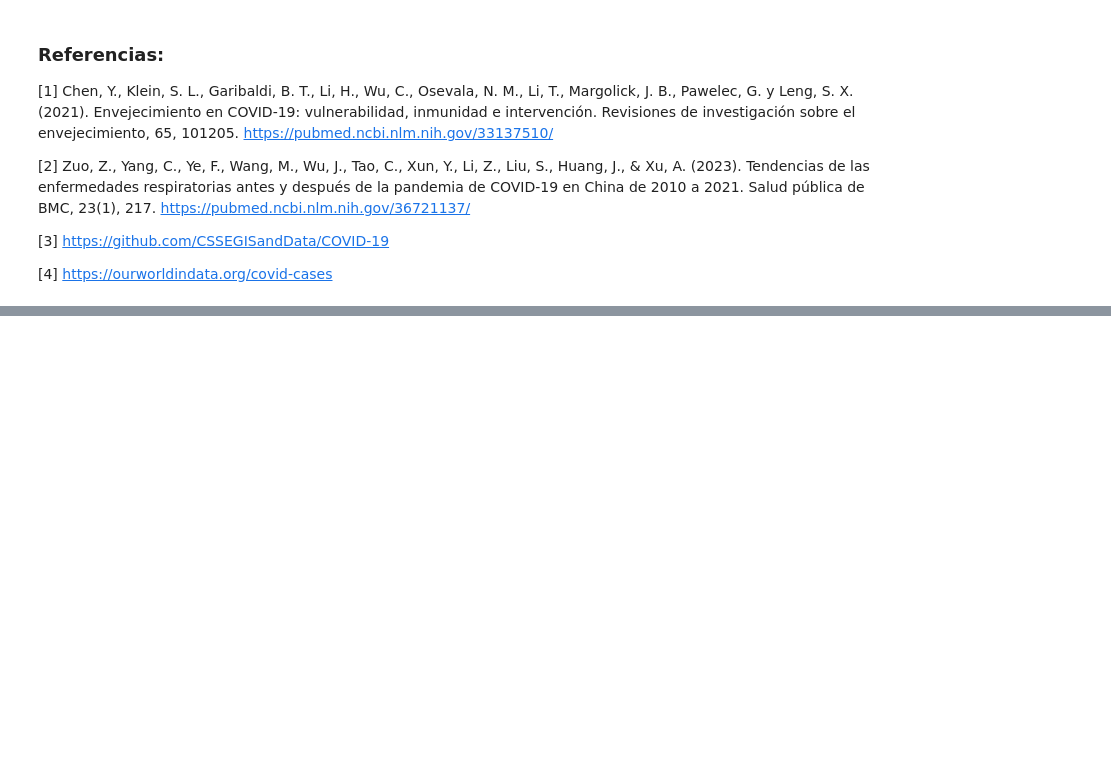
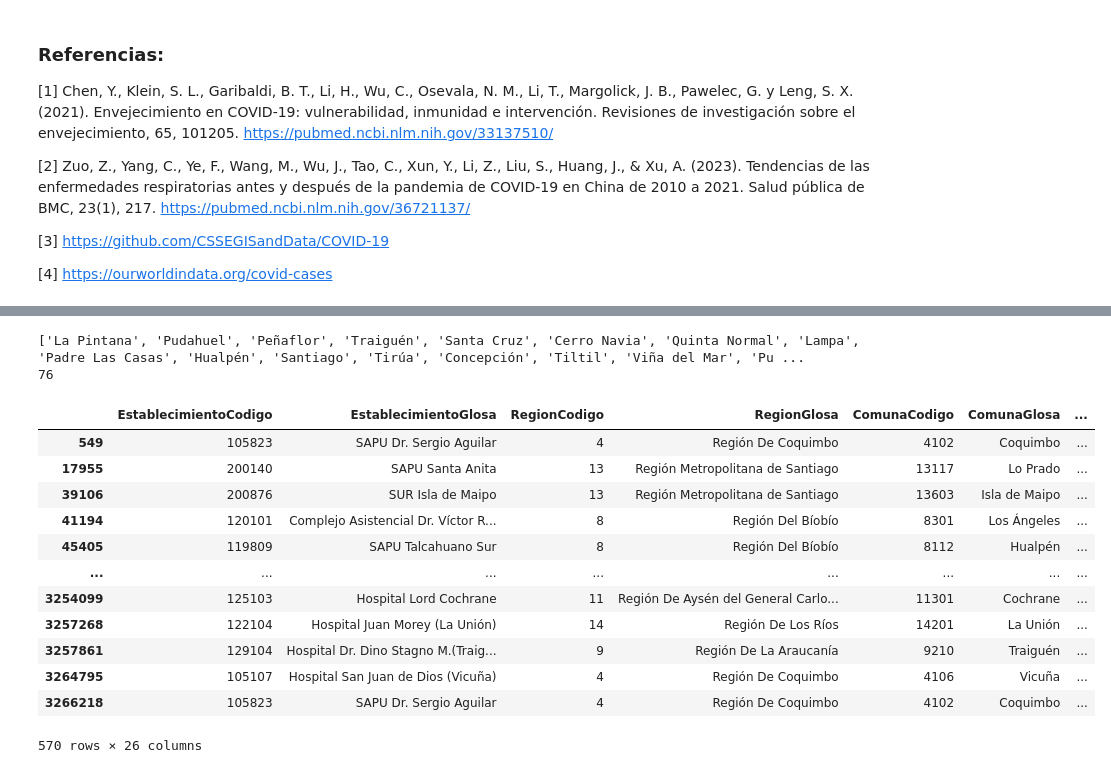
Before and after one commit to JoabVJ/project-imt2200, a Jupyter notebook: Entrega inicial/notebooks/01_EDA_enfermedades_respiratorias.ipynb, the cells around one changed output, grey strips where cells are left out. Drawn from its saved outputs; the diff is of its cells as text; code cells hidden in the pictures; blank space fills up the shorter version.

```diff
--- a/Entrega inicial/notebooks/01_EDA_enfermedades_respiratorias.ipynb
+++ b/Entrega inicial/notebooks/01_EDA_enfermedades_respiratorias.ipynb
@@ -1556,0 +1740,25 @@ Si bien las causas más comunes se mantienen, la pandemia amplió su **impacto e
+# %%
+lista_comunas = (post_pandemia[post_pandemia["ComunaGlosa"].isin(pre_pandemia["ComunaGlosa"])]["ComunaGlosa"].drop_duplicates()).tolist()
+print(lista_comunas)
+print(len(lista_comunas))
+# %% [output]
+['La Pintana', 'Pudahuel', 'Peñaflor', 'Traiguén', 'Santa Cruz', 'Cerro Navia', 'Quinta Normal', 'Lampa', 'Padre Las Casas', 'Hualpén', 'Santiago', 'Tirúa', 'Concepción', 'Tiltil', 'Viña del Mar', 'Pu ...
+76
+# %%
+pre_p_filtro_comunas = pre_pandemia.copy()
+pre_p_filtro_comunas= pre_p_filtro_comunas[pre_p_filtro_comunas["ComunaGlosa"].isin(lista_comunas)]
+pre_p_filtro_comunas
+# %% [output]
+|  | EstablecimientoCodigo | EstablecimientoGlosa | RegionCodigo | RegionGlosa | ComunaCodigo | ComunaGlosa | ... |
+| 549 | 105823 | SAPU Dr. Sergio Aguilar | 4 | Región De Coquimbo | 4102 | Coquimbo | ... |
+| 17955 | 200140 | SAPU Santa Anita | 13 | Región Metropolitana de Santiago | 13117 | Lo Prado | ... |
+| 39106 | 200876 | SUR Isla de Maipo | 13 | Región Metropolitana de Santiago | 13603 | Isla de Maipo | ... |
+| 41194 | 120101 | Complejo Asistencial Dr. Víctor R... | 8 | Región Del Bíobío | 8301 | Los Ángeles | ... |
+| 45405 | 119809 | SAPU Talcahuano Sur | 8 | Región Del Bíobío | 8112 | Hualpén | ... |
+| ... | ... | ... | ... | ... | ... | ... | ... |
+| 3254099 | 125103 | Hospital Lord Cochrane | 11 | Región De Aysén del General Carlo... | 11301 | Cochrane | ... |
+| 3257268 | 122104 | Hospital Juan Morey (La Unión) | 14 | Región De Los Ríos | 14201 | La Unión | ... |
+| 3257861 | 129104 | Hospital Dr. Dino Stagno M.(Traig... | 9 | Región De La Araucanía | 9210 | Traiguén | ... |
+| 3264795 | 105107 | Hospital San Juan de Dios (Vicuña) | 4 | Región De Coquimbo | 4106 | Vicuña | ... |
+| 3266218 | 105823 | SAPU Dr. Sergio Aguilar | 4 | Región De Coquimbo | 4102 | Coquimbo | ... |
+570 rows × 26 columns
```
Also changed, not shown: parts of 45 cells of this notebook.
